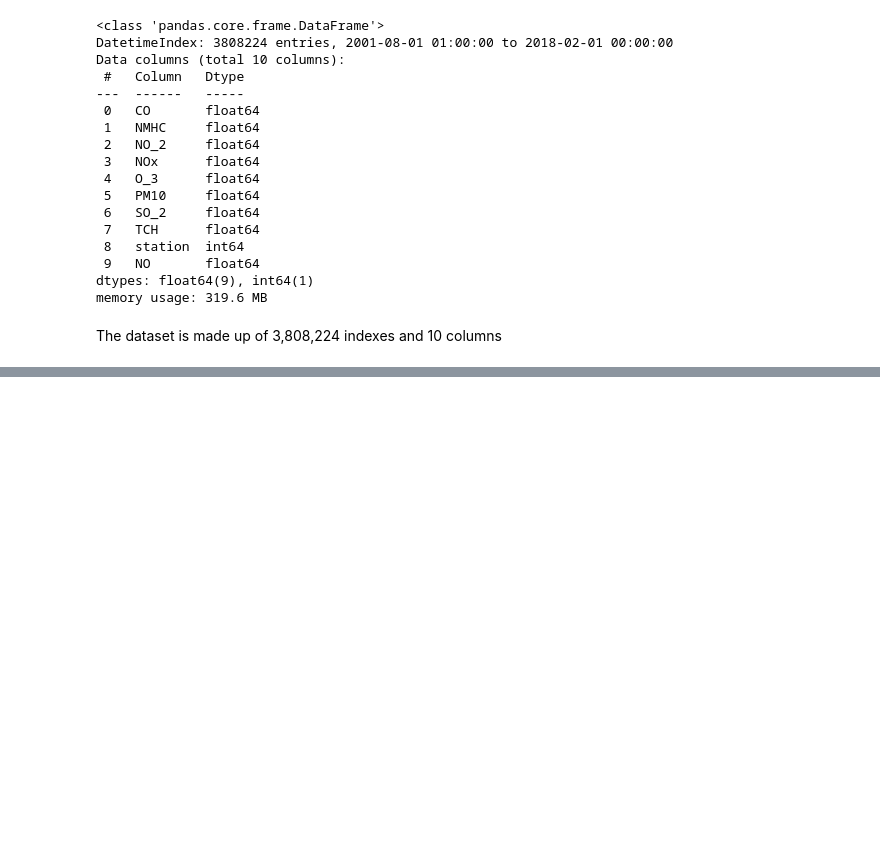
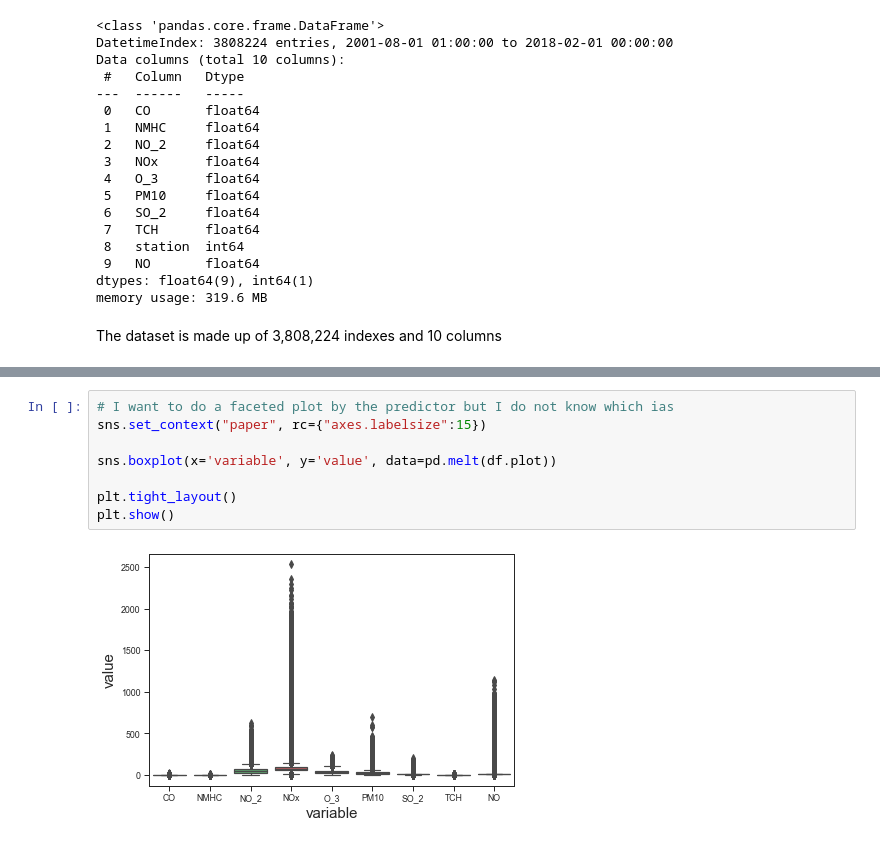
Before and after one commit to lisachukwu/PP22-W607, a Jupyter notebook: W706.ipynb, the cells around one changed output, grey strips where cells are left out. Cells and saved outputs as stored; diff of their text form; blank space fills up the shorter version.

```diff
--- a/W706.ipynb
+++ b/W706.ipynb
@@ -241,0 +326,10 @@ The dataset is made up of 3,808,224 indexes and 10 columns
+# %%
+# I want to do a faceted plot by the predictor but I do not know which ias
+sns.set_context("paper", rc={"axes.labelsize":15})
+
+sns.boxplot(x='variable', y='value', data=pd.melt(df.plot))
+
+plt.tight_layout()
+plt.show()
+# %% [output]
+[figure, added]
```
Also changed, not shown: parts of 9 cells of this notebook.
